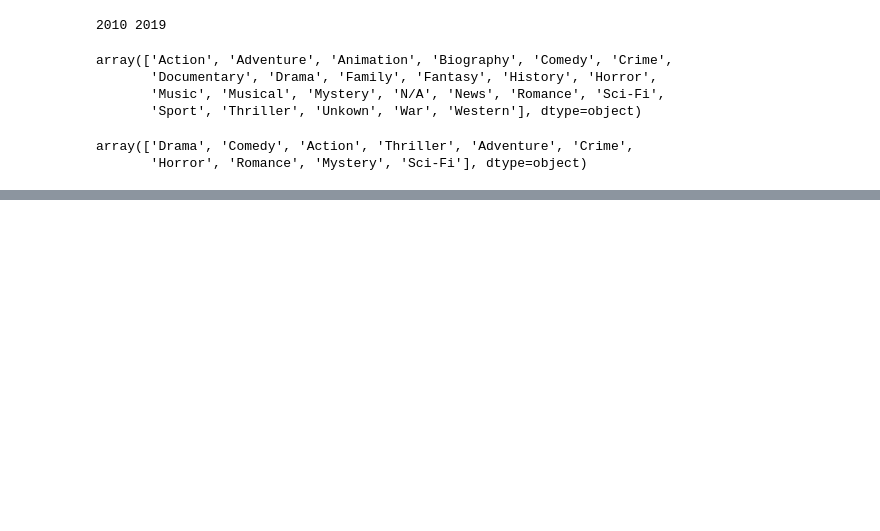
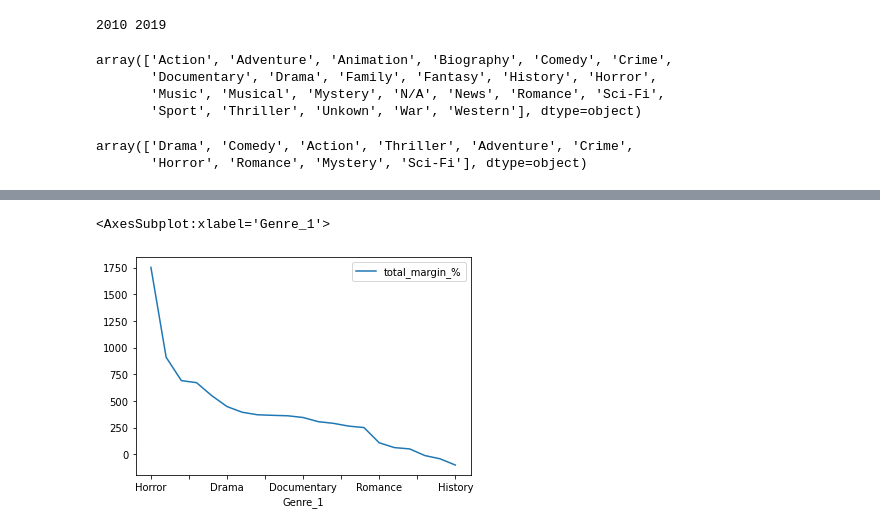
Before and after one commit to brandmend/MovieDataProject, a Jupyter notebook: Movie_Notebook_v1.ipynb, the cells around one changed output, grey strips where cells are left out. Saved outputs shown, nothing was run; the diff lists cells and outputs as text; code cells hidden in the pictures; blank space fills up the shorter version.

```diff
--- a/Movie_Notebook_v1.ipynb
+++ b/Movie_Notebook_v1.ipynb
@@ -606,0 +625,4 @@ array(['Drama', 'Comedy', 'Action', 'Thriller', 'Adventure', 'Crime',
+# %%
+genre_margins = pd.DataFrame(genre1_margins.sort_values(ascending=False))
+genre_margins.drop(index='Unkown',inplace=True)
+genre_margins
@@ -606,0 +648,12 @@ array(['Drama', 'Comedy', 'Action', 'Thriller', 'Adventure', 'Crime',
+# %%
+genre_investments = pd.DataFrame(genre_budgets.groupby('Genre_1').mean()['production_budget'])
+genre_investments.drop(index='Unkown',inplace=True)
+genre_investments['production_budget'] = genre_investments['production_budget'].map(lambda x: x/1000000)
+# %%
+genre_gross = pd.DataFrame(genre_budgets.groupby('Genre_1').mean()['total_gross'])
+genre_gross.drop(index='Unkown',inplace=True)
+genre_gross['total_gross'] = genre_gross['total_gross'].map(lambda x: x/1000000)
+# %%
+genre_financials = genre_margins.merge(genre_gross,how='left',left_on='Genre_1',right_on='Genre_1')
+genre_financials = genre_financials.merge(genre_investments,how='left',left_on='Genre_1',right_on='Genre_1')
+genre_financials
@@ -606,0 +724,5 @@ array(['Drama', 'Comedy', 'Action', 'Thriller', 'Adventure', 'Crime',
+# %%
+genre_financials.plot(y='total_margin_%')
+# %% [output]
+<AxesSubplot:xlabel='Genre_1'>
+[figure, added]
```
Also changed, not shown: parts of 17 cells of this notebook.
